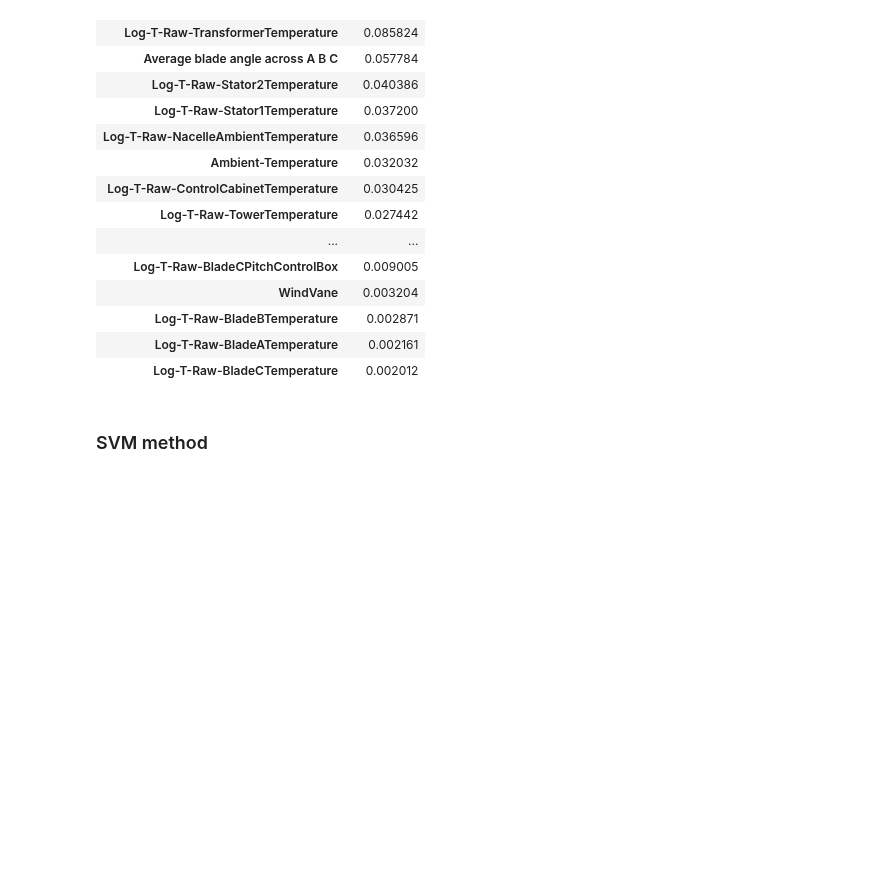
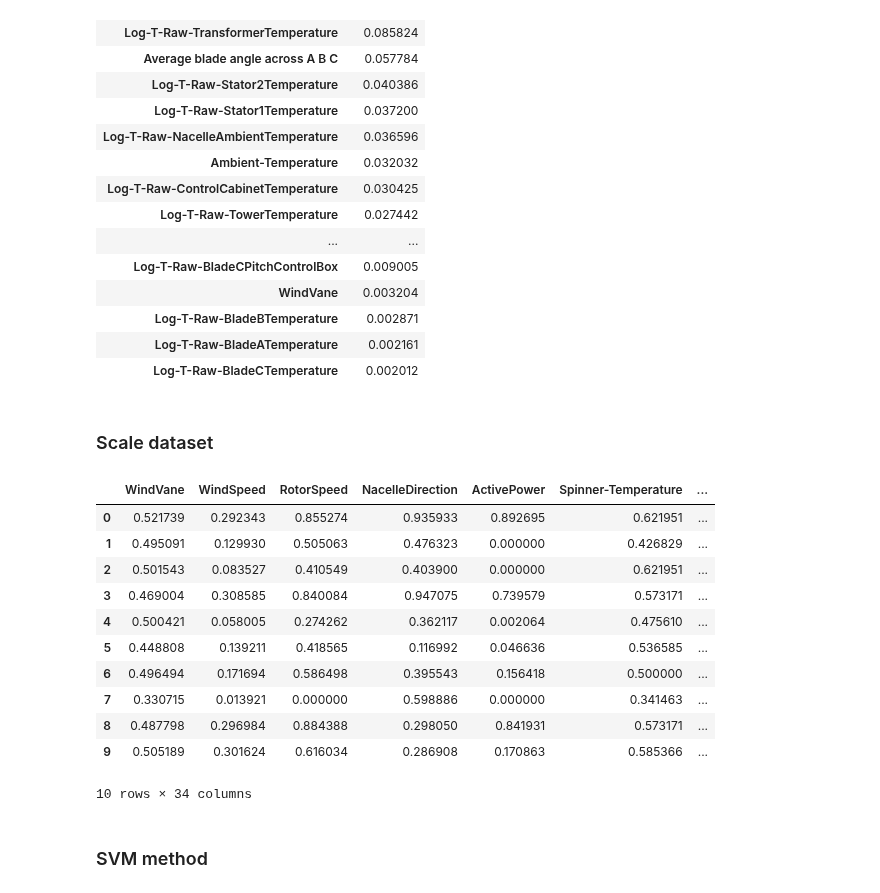
Before and after one commit to StianIsmar/project-thesis, a Jupyter notebook: TE/models/data_sampling.ipynb, the cells around one changed output. Drawn from its saved outputs; the diff is of its cells as text; code cells hidden in the pictures; blank space fills up the shorter version.

```diff
--- a/TE/models/data_sampling.ipynb
+++ b/TE/models/data_sampling.ipynb
@@ -157,6 +169,28 @@ fet
 | Log-T-Raw-BladeBTemperature | 0.002871 |
 | Log-T-Raw-BladeATemperature | 0.002161 |
 | Log-T-Raw-BladeCTemperature | 0.002012 |
+# %% [markdown]
+### Scale dataset
+# %%
+from sklearn.preprocessing import MinMaxScaler
+scaler = MinMaxScaler()
+scaled_X = scaler.fit(X)
+scaled_X = scaled_X.transform(X)
+scaled_X = pd.DataFrame(scaled_X, columns=list(X))
+scaled_X.head(10)
+# %% [output]
+|  | WindVane | WindSpeed | RotorSpeed | NacelleDirection | ActivePower | Spinner-Temperature | ... |
+| 0 | 0.521739 | 0.292343 | 0.855274 | 0.935933 | 0.892695 | 0.621951 | ... |
+| 1 | 0.495091 | 0.129930 | 0.505063 | 0.476323 | 0.000000 | 0.426829 | ... |
+| 2 | 0.501543 | 0.083527 | 0.410549 | 0.403900 | 0.000000 | 0.621951 | ... |
+| 3 | 0.469004 | 0.308585 | 0.840084 | 0.947075 | 0.739579 | 0.573171 | ... |
+| 4 | 0.500421 | 0.058005 | 0.274262 | 0.362117 | 0.002064 | 0.475610 | ... |
+| 5 | 0.448808 | 0.139211 | 0.418565 | 0.116992 | 0.046636 | 0.536585 | ... |
+| 6 | 0.496494 | 0.171694 | 0.586498 | 0.395543 | 0.156418 | 0.500000 | ... |
+| 7 | 0.330715 | 0.013921 | 0.000000 | 0.598886 | 0.000000 | 0.341463 | ... |
+| 8 | 0.487798 | 0.296984 | 0.884388 | 0.298050 | 0.841931 | 0.573171 | ... |
+| 9 | 0.505189 | 0.301624 | 0.616034 | 0.286908 | 0.170863 | 0.585366 | ... |
+10 rows × 34 columns
 # %% [markdown]
 ### SVM method
 # %%
```
Also changed, not shown: parts of 9 cells of this notebook, 2 other files.
